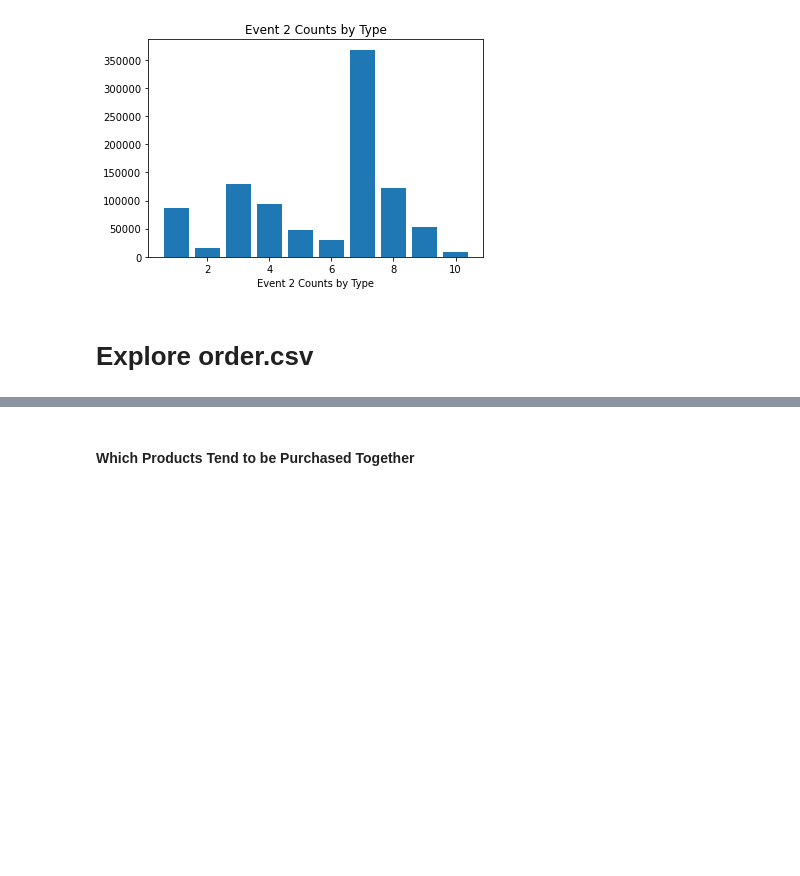
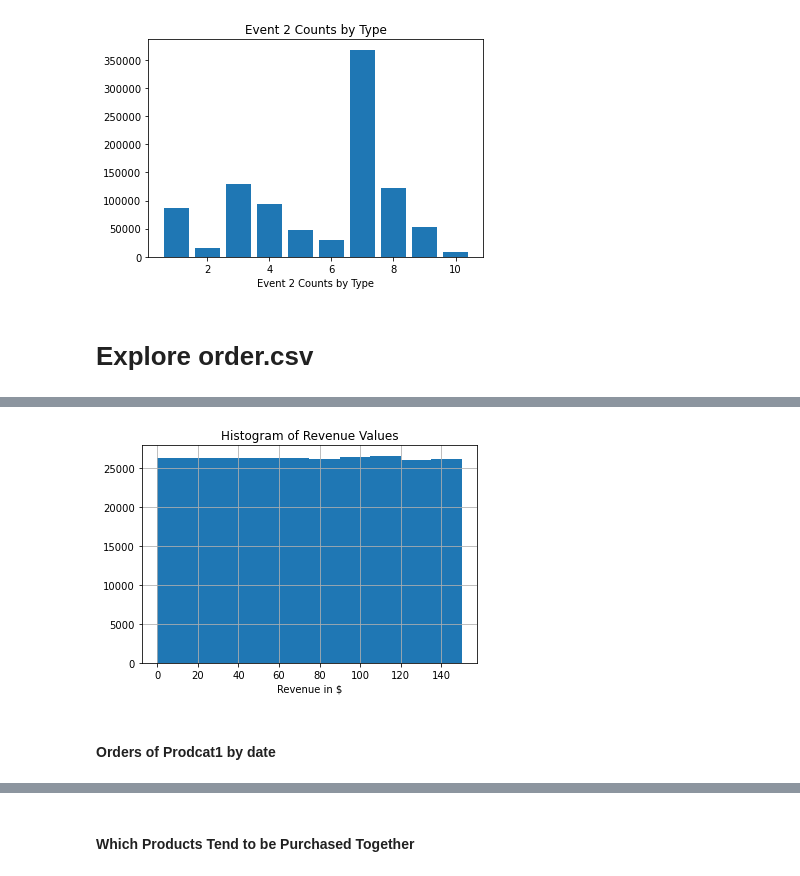
Before and after one commit to bryeomans90/shfly, a Jupyter notebook: Data Exploration.ipynb, the cells around one changed output, grey strips where cells are left out. Saved outputs shown, nothing was run; the diff lists cells and outputs as text; code cells hidden in the pictures; blank space fills up the shorter version.

```diff
--- a/Data Exploration.ipynb
+++ b/Data Exploration.ipynb
@@ -85,0 +183,9 @@ order = pd.read_csv('data/order.csv')
+# %%
+order['revenue'].hist()
+plt.title('Histogram of Revenue Values')
+plt.xlabel('Revenue in $')
+plt.show()
+# %% [output]
+[figure, added]
+# %% [markdown]
+#### Orders of Prodcat1 by date
```
Also changed, not shown: parts of 30 cells of this notebook.
